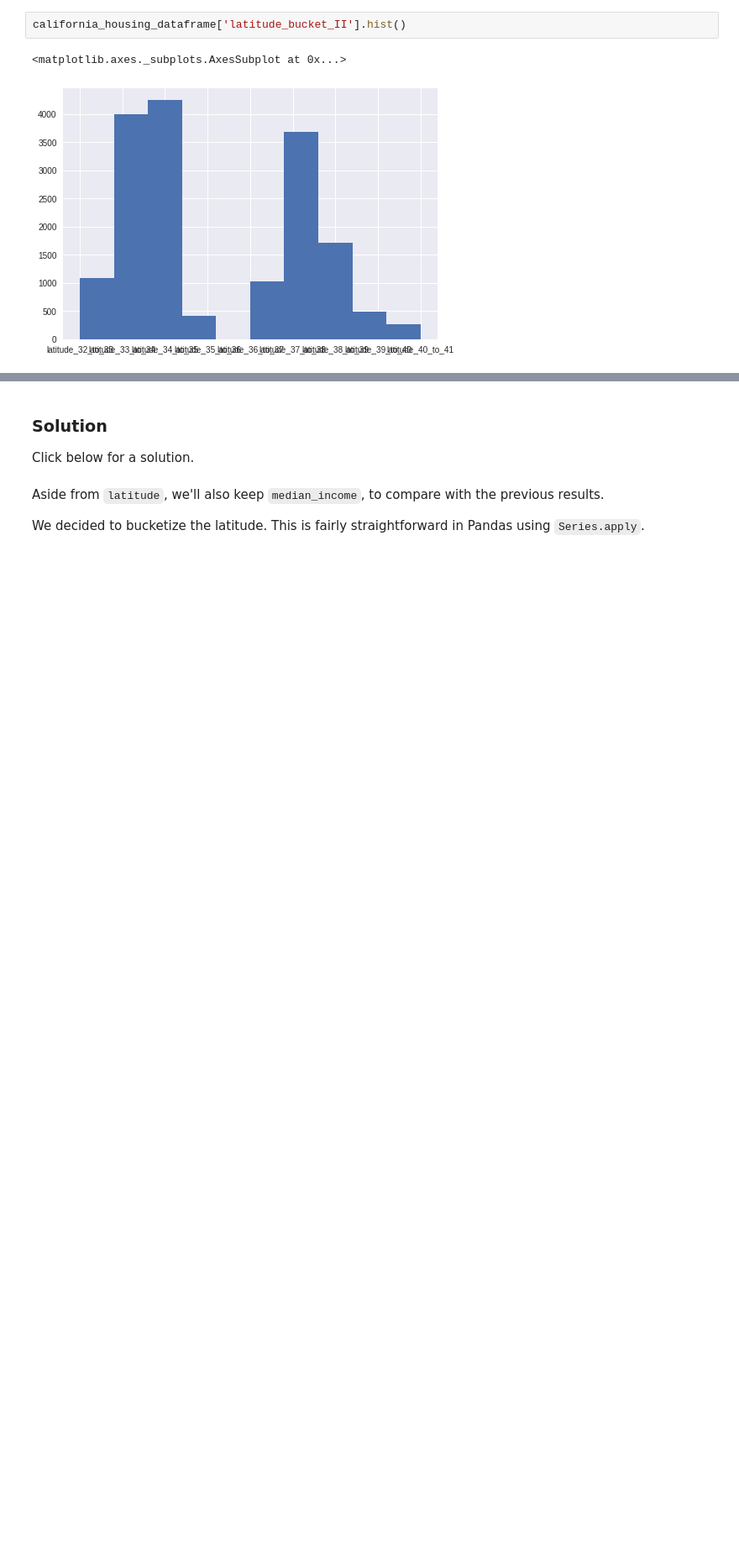
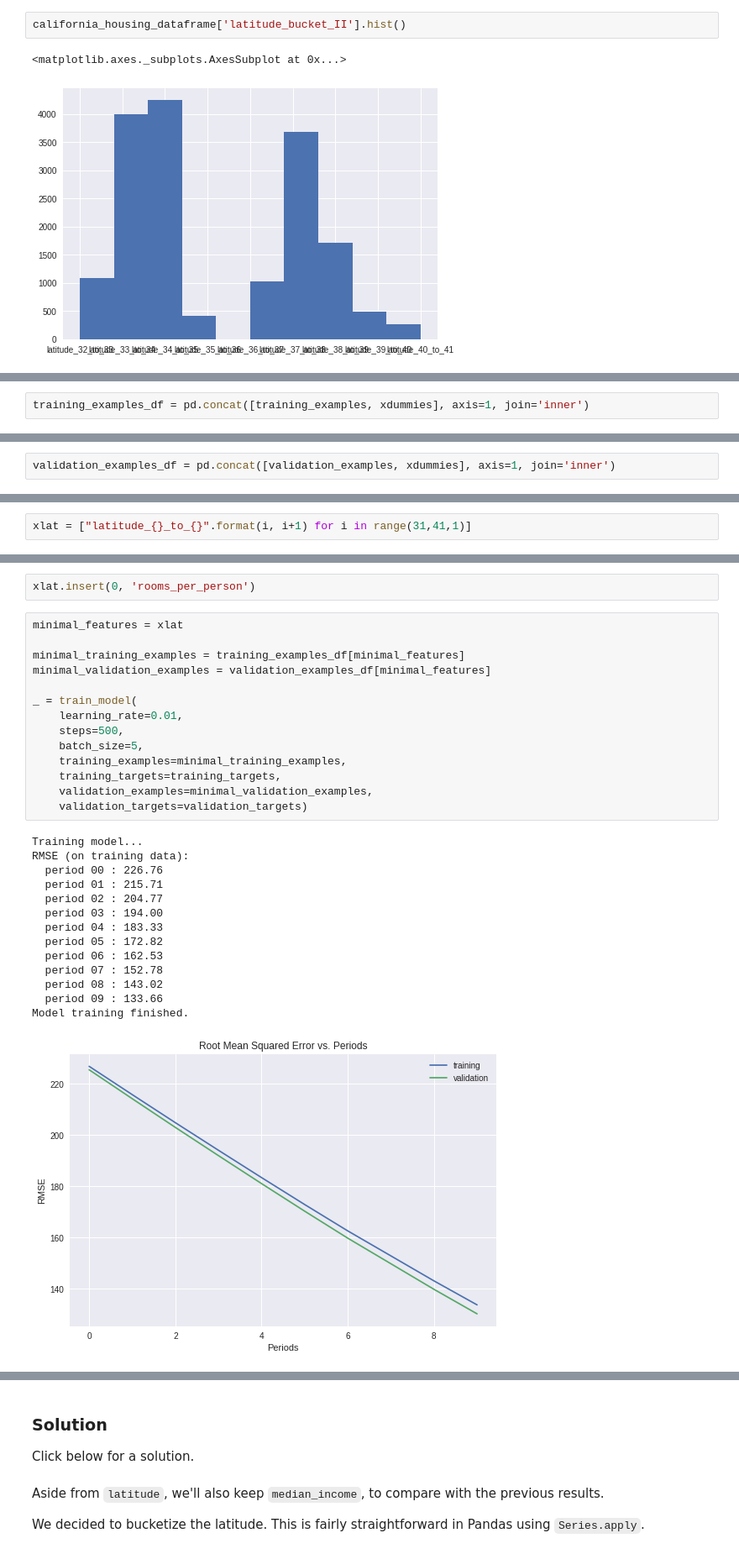
Before and after one commit to tenvol/tsf00, a Jupyter notebook: feature_sets.ipynb, the cells around one changed output, grey strips where cells are left out. Shown at 84% size. Drawn from its saved outputs; the diff is of its cells as text; blank space fills up the shorter version.

```diff
--- a/feature_sets.ipynb
+++ b/feature_sets.ipynb
@@ -822,0 +959,2 @@ pd.get_dummies(california_housing_dataframe['latitude_bucket'])
+# %%
+training_examples_df = pd.concat([training_examples, xdummies], axis=1, join='inner')
@@ -822,0 +979,2 @@ pd.get_dummies(california_housing_dataframe['latitude_bucket'])
+# %%
+validation_examples_df = pd.concat([validation_examples, xdummies], axis=1, join='inner')
@@ -822,0 +1101,2 @@ pd.get_dummies(california_housing_dataframe['latitude_bucket'])
+# %%
+xlat = ["latitude_{}_to_{}".format(i, i+1) for i in range(31,41,1)]
@@ -822,0 +1140,31 @@ pd.get_dummies(california_housing_dataframe['latitude_bucket'])
+# %%
+xlat.insert(0, 'rooms_per_person')
+# %%
+minimal_features = xlat
+
+minimal_training_examples = training_examples_df[minimal_features]
+minimal_validation_examples = validation_examples_df[minimal_features]
+
+_ = train_model(
+    learning_rate=0.01,
+    steps=500,
+    batch_size=5,
+    training_examples=minimal_training_examples,
+    training_targets=training_targets,
+    validation_examples=minimal_validation_examples,
+    validation_targets=validation_targets)
+# %% [output]
+Training model...
+RMSE (on training data):
+  period 00 : 226.76
+  period 01 : 215.71
+  period 02 : 204.77
+  period 03 : 194.00
+  period 04 : 183.33
+  period 05 : 172.82
+  period 06 : 162.53
+  period 07 : 152.78
+  period 08 : 143.02
+  period 09 : 133.66
+Model training finished.
+[figure, added]
```
Also changed, not shown: parts of 42 cells of this notebook.
